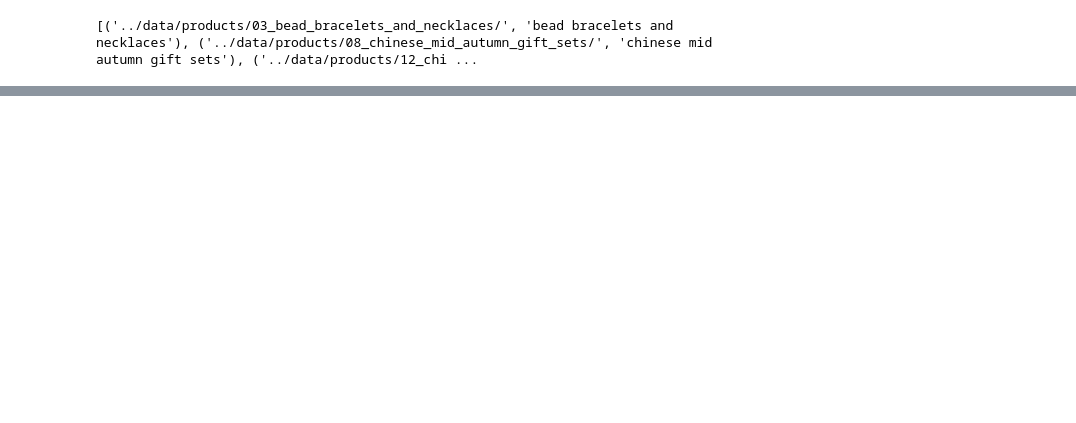
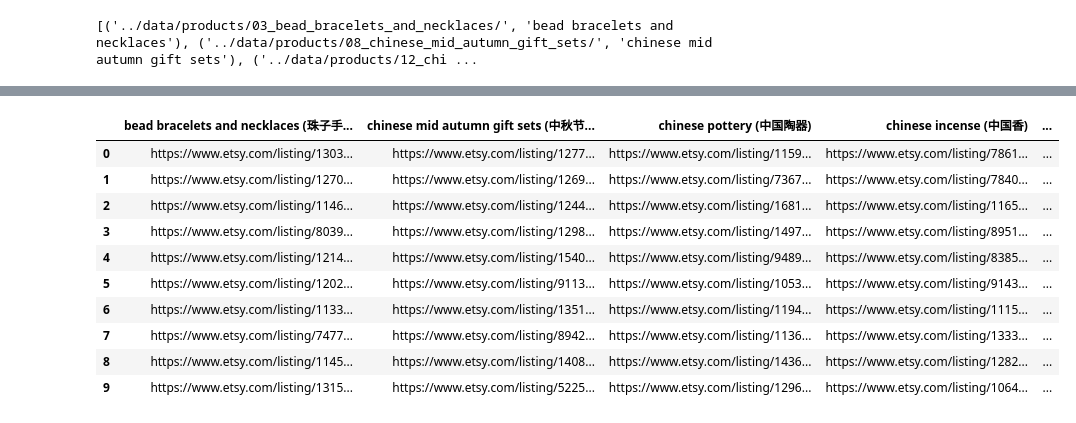
Before and after one commit to ravila4/shu_shi_market_research, a Jupyter notebook: scripts/market_analysis.ipynb, the cells around one changed output, grey strips where cells are left out. Cells and saved outputs as stored; diff of their text form; code cells hidden in the pictures; blank space fills up the shorter version.

```diff
--- a/scripts/market_analysis.ipynb
+++ b/scripts/market_analysis.ipynb
@@ -64,6 +80,7 @@ def get_product_data(data_folder: str, product_name: str) -> pd.DataFrame:
         df["Tags"] = df["Tags"].apply(lambda x: x.split(","))
         df['Price("$")'] = df['Price("$")'].astype(str)
         df["price"] = df['Price("$")'].str.replace(",", "").astype(float)
+        df["proceeds"] = df["price"] * df["Total Sales"]
         df["has_sales"] = df["Total Sales"] > 0
         df["product_name_chinese_name"] = (
             df["product_name"]
@@ -88,6 +105,22 @@ def get_all_product_data(products: List[str]) -> pd.DataFrame:
     return pd.concat(dataframes)
 # %%
 all_product_data = get_all_product_data(products)
+# %%
+# Remove the chinese magnets that are not actually magnets
+all_product_data = all_product_data[
+    ~(
+        (all_product_data["product_name"] == "chinese magnets")
+        & ~all_product_data["Product URL"].str.contains("magnet")
+    )
+]
+
+# Remove washi tape that is not actually tape
+all_product_data = all_product_data[
+    ~(
+        (all_product_data["product_name"] == "chinese washi tape")
+        & ~all_product_data["Product URL"].str.contains("tape")
+    )
+]
 # %%
 all_product_data
 # %% [output]
@@ -395,0 +706,24 @@ fig.show()
+# %%
+products = all_product_data.product_name_chinese_name.unique().tolist()
+top_products = {}
+for product in products:
+    top_products[product] = (
+        all_product_data[all_product_data["product_name_chinese_name"] == product]
+        .sort_values(by="Total Sales", ascending=False)
+        .head(10)["Product URL"]
+        .to_list()
+    )
+# %%
+pd.DataFrame(top_products)
+# %% [output]
+|  | bead bracelets and necklaces (珠子手... | chinese mid autumn gift sets (中秋节... | chinese pottery (中国陶器) | chinese incense (中国香) | ... |
+| 0 | https://www.etsy.com/listing/1303... | https://www.etsy.com/listing/1277... | https://www.etsy.com/listing/1159... | https://www.etsy.com/listing/7861... | ... |
+| 1 | https://www.etsy.com/listing/1270... | https://www.etsy.com/listing/1269... | https://www.etsy.com/listing/7367... | https://www.etsy.com/listing/7840... | ... |
+| 2 | https://www.etsy.com/listing/1146... | https://www.etsy.com/listing/1244... | https://www.etsy.com/listing/1681... | https://www.etsy.com/listing/1165... | ... |
+| 3 | https://www.etsy.com/listing/8039... | https://www.etsy.com/listing/1298... | https://www.etsy.com/listing/1497... | https://www.etsy.com/listing/8951... | ... |
+| 4 | https://www.etsy.com/listing/1214... | https://www.etsy.com/listing/1540... | https://www.etsy.com/listing/9489... | https://www.etsy.com/listing/8385... | ... |
+| 5 | https://www.etsy.com/listing/1202... | https://www.etsy.com/listing/9113... | https://www.etsy.com/listing/1053... | https://www.etsy.com/listing/9143... | ... |
+| 6 | https://www.etsy.com/listing/1133... | https://www.etsy.com/listing/1351... | https://www.etsy.com/listing/1194... | https://www.etsy.com/listing/1115... | ... |
+| 7 | https://www.etsy.com/listing/7477... | https://www.etsy.com/listing/8942... | https://www.etsy.com/listing/1136... | https://www.etsy.com/listing/1333... | ... |
+| 8 | https://www.etsy.com/listing/1145... | https://www.etsy.com/listing/1408... | https://www.etsy.com/listing/1436... | https://www.etsy.com/listing/1282... | ... |
+| 9 | https://www.etsy.com/listing/1315... | https://www.etsy.com/listing/5225... | https://www.etsy.com/listing/1296... | https://www.etsy.com/listing/1064... | ... |
```
Also changed, not shown: parts of 19 cells of this notebook.
